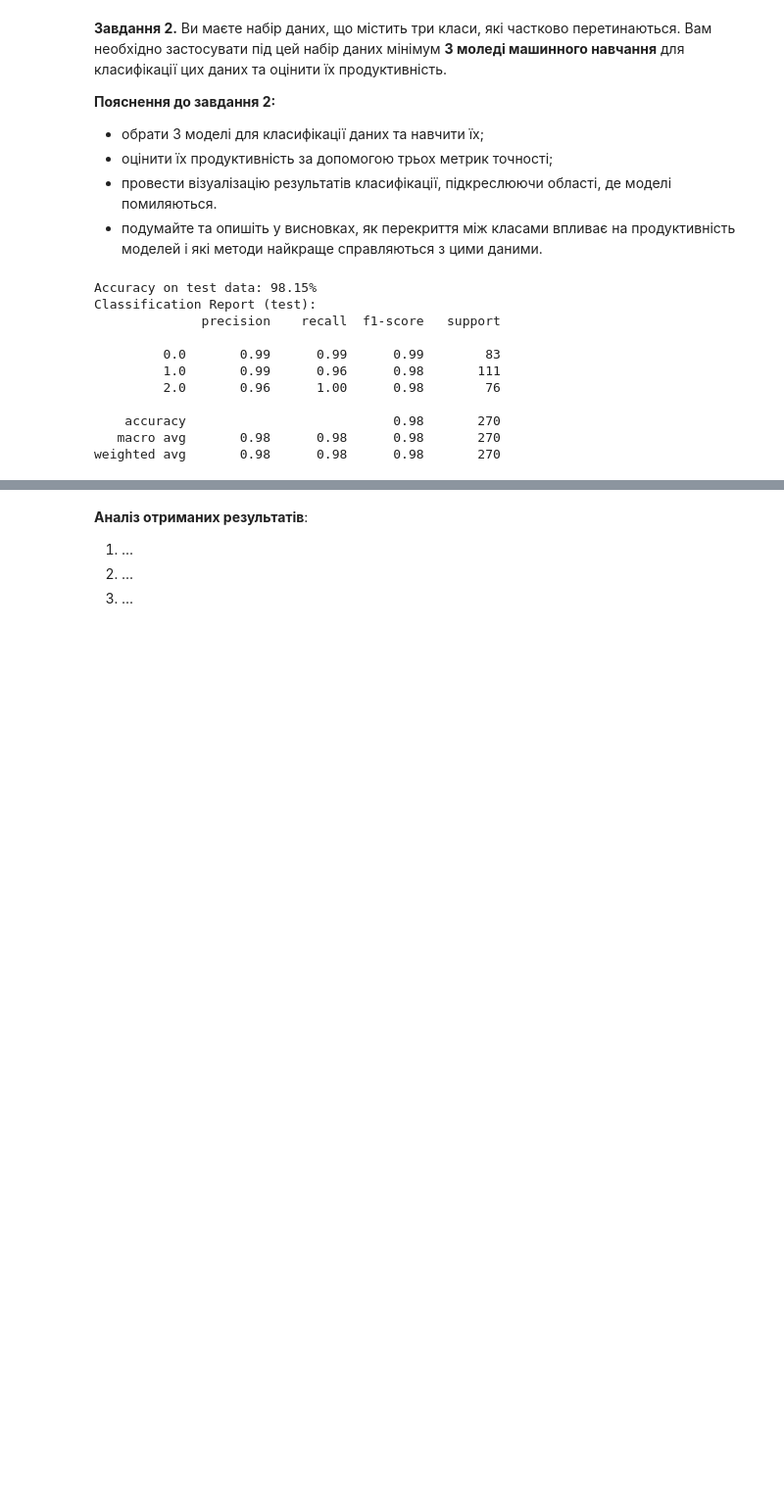
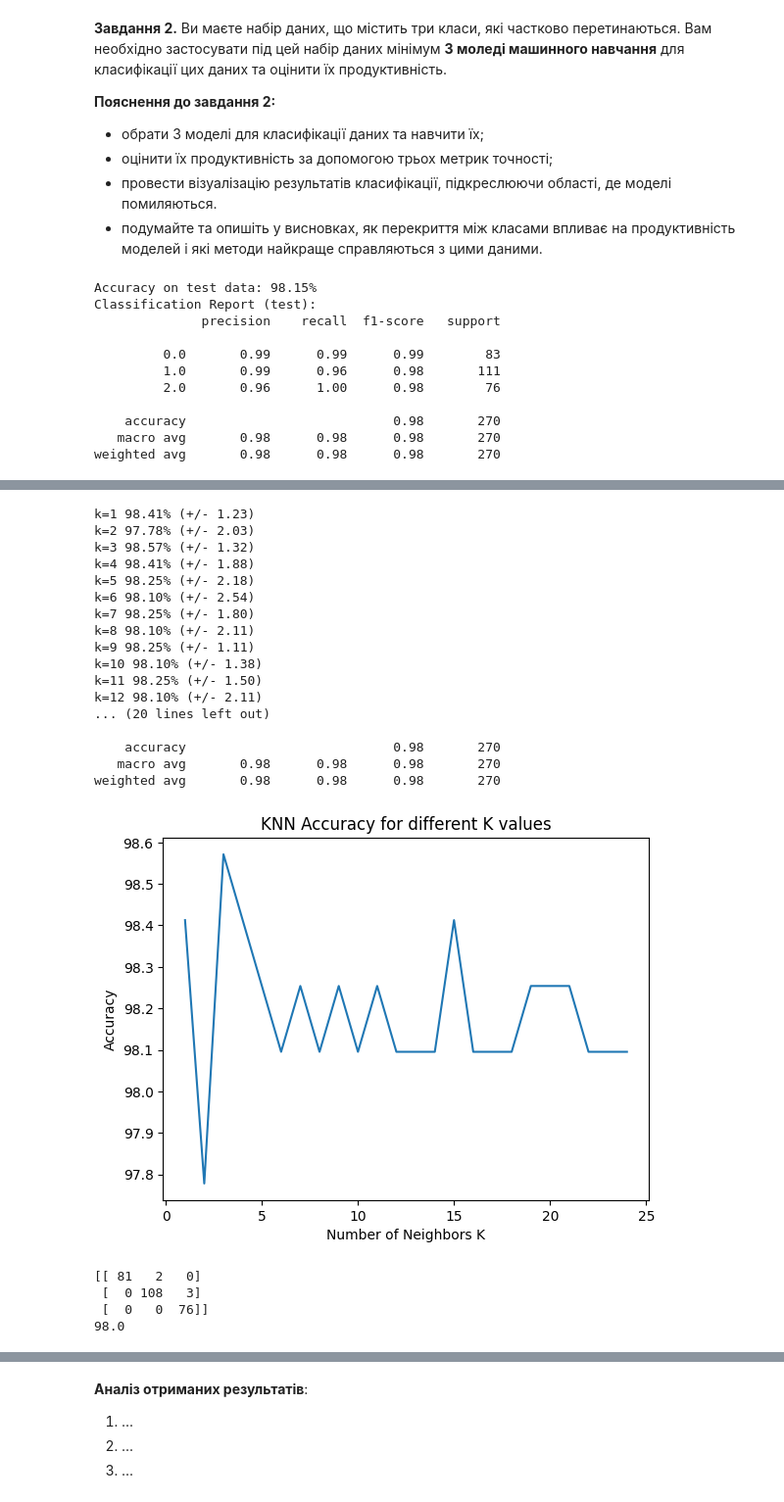
Before and after one commit to kristi5491/data_analytics, a Jupyter notebook: lab3/DM_practice_3.ipynb, the cells around one changed output, grey strips where cells are left out. Shown at 98% size. Cells and saved outputs as stored; diff of their text form; code cells hidden in the pictures; blank space fills up the shorter version.

```diff
--- a/lab3/DM_practice_3.ipynb
+++ b/lab3/DM_practice_3.ipynb
@@ -240,0 +237,69 @@ plt.show()
+# %%
+X = df_three_classes[['x', 'y']]
+y = df_three_classes['Class']
+
+
+X_train, X_test, y_train, y_test = train_test_split(X, y, test_size=0.3, random_state=42)
+
+neighbors = np.arange(1, 25)
+cv_scores = []
+k_fold = model_selection.KFold(n_splits=10, shuffle=True, random_state=42)
+
+for k in neighbors:
+    knn = KNeighborsClassifier(n_neighbors=k, weights='uniform', p=2, metric='euclidean')
+    scores = model_selection.cross_val_score(knn, X_train, y_train, cv=k_fold, scoring='accuracy')
+    cv_scores.append(scores.mean() * 100)
+    print(f"k={k} {scores.mean()*100:.2f}% (+/- {scores.std()*100:.2f})")
+
+
+optimal_k = neighbors[cv_scores.index(max(cv_scores))]
+print(f"The optimal number of neighbors is {optimal_k} with {max(cv_scores):.2f}% accuracy")
+
+
+knn = KNeighborsClassifier(n_neighbors=optimal_k)
+knn.fit(X_train, y_train)
+
+y_test_pred = knn.predict(X_test)
+
+accuracy_test = accuracy_score(y_test, y_test_pred)
+print(f'Accuracy on test data: {accuracy_test * 100:.2f}%')
+
+print(f'Classification Report (test):')
+print(classification_report(y_test, y_test_pred))
+
+plt.plot(neighbors, cv_scores)
+plt.xlabel('Number of Neighbors K')
+plt.ylabel('Accuracy')
+plt.title('KNN Accuracy for different K values')
+plt.show()
+# %% [output]
+k=1 98.41% (+/- 1.23)
+k=2 97.78% (+/- 2.03)
+k=3 98.57% (+/- 1.32)
+k=4 98.41% (+/- 1.88)
+k=5 98.25% (+/- 2.18)
+k=6 98.10% (+/- 2.54)
+k=7 98.25% (+/- 1.80)
+k=8 98.10% (+/- 2.11)
+k=9 98.25% (+/- 1.11)
+k=10 98.10% (+/- 1.38)
+k=11 98.25% (+/- 1.50)
+k=12 98.10% (+/- 2.11)
+... (20 lines left out)
+
+    accuracy                           0.98       270
+   macro avg       0.98      0.98      0.98       270
+weighted avg       0.98      0.98      0.98       270
+[figure, added]
+# %%
+knn = KNeighborsClassifier(n_neighbors=optimal_k)
+knn.fit(X_train, y_train)
+knnpred = knn.predict(X_test)
+
+print(confusion_matrix(y_test, knnpred))
+print(round(accuracy_score(y_test, knnpred),2)*100)
+# %% [output]
+[[ 81   2   0]
+ [  0 108   3]
+ [  0   0  76]]
+98.0
```
Also changed, not shown: parts of 24 cells of this notebook.
